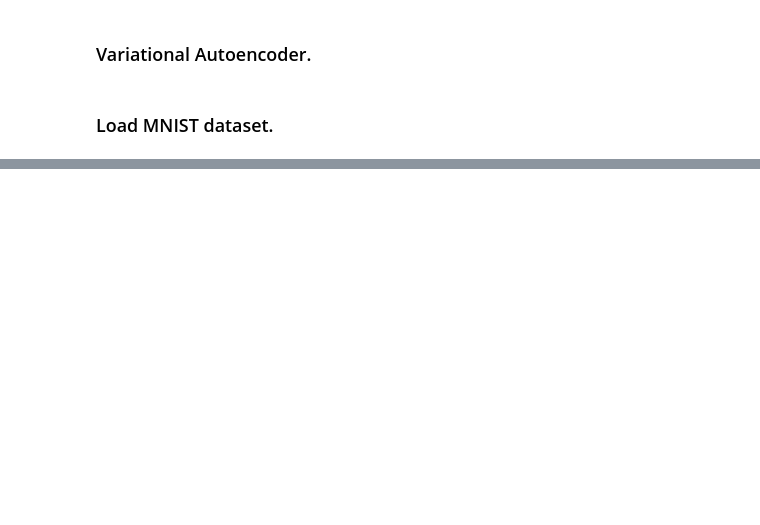
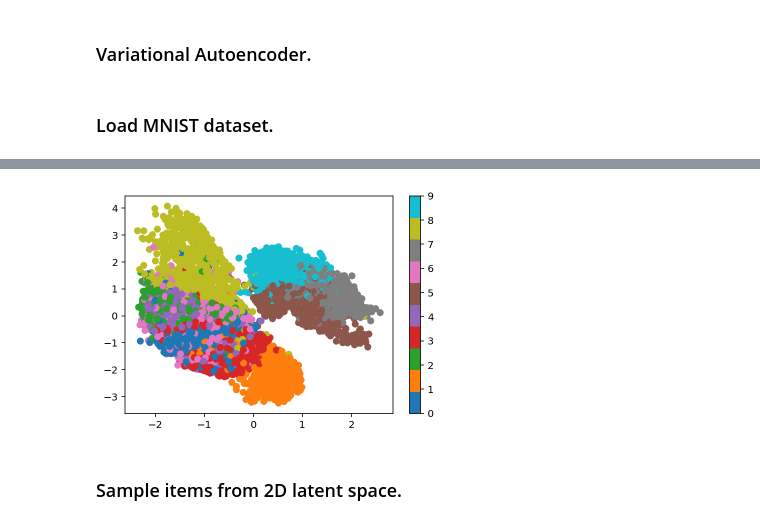
Before and after one commit to kotliarov/machine-learning, a Jupyter notebook: autoencoder/variational-autoencoder.ipynb, the cells around one changed output, grey strips where cells are left out. Saved outputs shown, nothing was run; the diff lists cells and outputs as text; code cells hidden in the pictures; blank space fills up the shorter version.

```diff
--- a/autoencoder/variational-autoencoder.ipynb
+++ b/autoencoder/variational-autoencoder.ipynb
@@ -217,4 +263,8 @@ def plot_hidden_state(model, dataloader):
     plt.colorbar()
     plt.show()
 # %%
-plot_hidden_state(model, dataloaders['test'])
+plot_hidden_state(model, dataloader_mnist_fashion['test'])
+# %% [output]
+[figure, added]
+# %% [markdown]
+### Sample items from 2D latent space.
```
Also changed, not shown: parts of 11 cells of this notebook.
